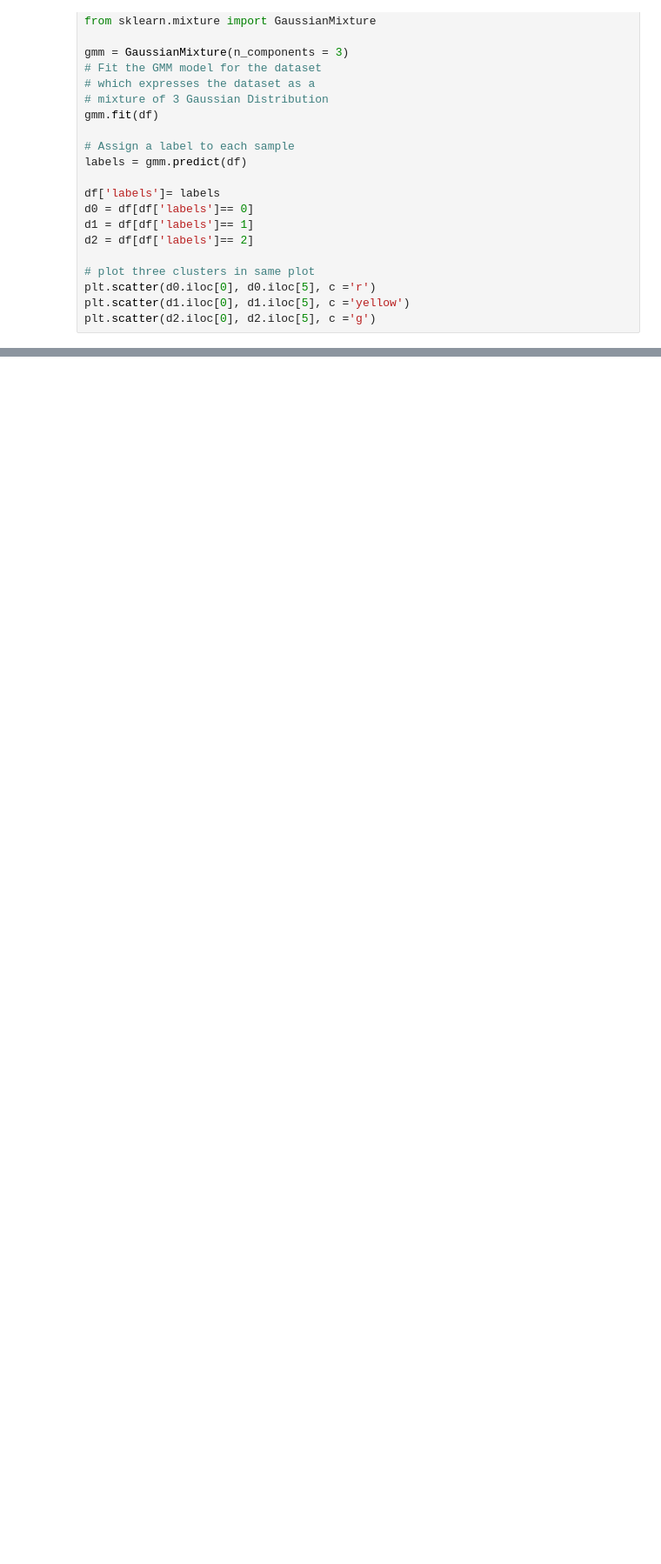
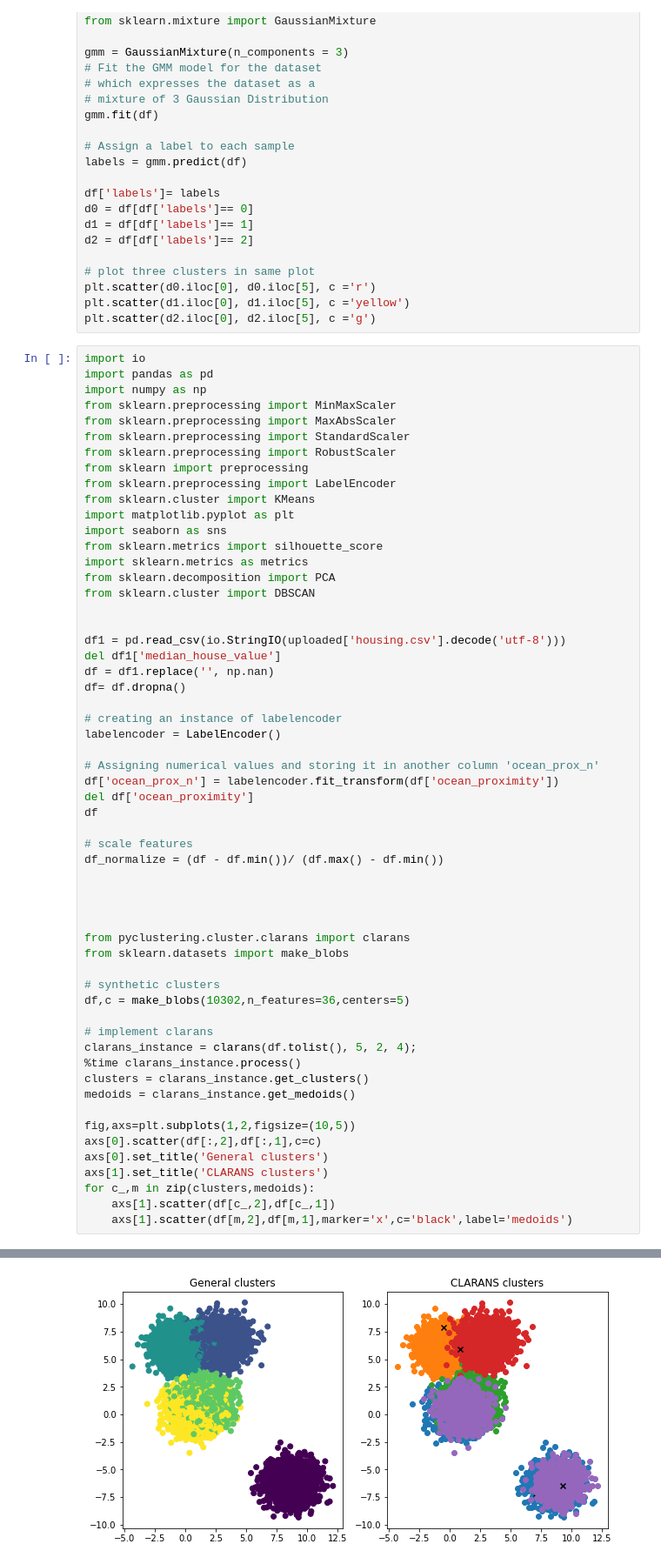
Before and after one commit to champsleague/MachineLearning_Projects, a Jupyter notebook: ML_phw2.ipynb, the cells around one changed output, grey strips where cells are left out. Shown at 87% size. Drawn from its saved outputs; the diff is of its cells as text; blank space fills up the shorter version.

```diff
--- a/ML_phw2.ipynb
+++ b/ML_phw2.ipynb
@@ -159,3 +159,61 @@ d2 = df[df['labels']== 2]
 plt.scatter(d0.iloc[0], d0.iloc[5], c ='r')
 plt.scatter(d1.iloc[0], d1.iloc[5], c ='yellow')
 plt.scatter(d2.iloc[0], d2.iloc[5], c ='g')
+# %%
+import io
+import pandas as pd
+import numpy as np
+from sklearn.preprocessing import MinMaxScaler
+from sklearn.preprocessing import MaxAbsScaler
+from sklearn.preprocessing import StandardScaler
+from sklearn.preprocessing import RobustScaler
+from sklearn import preprocessing
+from sklearn.preprocessing import LabelEncoder
+from sklearn.cluster import KMeans
+import matplotlib.pyplot as plt
+import seaborn as sns
+from sklearn.metrics import silhouette_score
+import sklearn.metrics as metrics
+from sklearn.decomposition import PCA
+from sklearn.cluster import DBSCAN
+
+
+df1 = pd.read_csv(io.StringIO(uploaded['housing.csv'].decode('utf-8')))
+del df1['median_house_value']
+df = df1.replace('', np.nan)
+df= df.dropna()
+
+# creating an instance of labelencoder
+labelencoder = LabelEncoder()
+
+# Assigning numerical values and storing it in another column 'ocean_prox_n'
+df['ocean_prox_n'] = labelencoder.fit_transform(df['ocean_proximity'])
+del df['ocean_proximity']
+df
+
+# scale features
+df_normalize = (df - df.min())/ (df.max() - df.min())
+
+
+
+
+from pyclustering.cluster.clarans import clarans
+from sklearn.datasets import make_blobs
+
+# synthetic clusters
+df,c = make_blobs(10302,n_features=36,centers=5)
+
+# implement clarans
+clarans_instance = clarans(df.tolist(), 5, 2, 4);
+%time clarans_instance.process()
+clusters = clarans_instance.get_clusters()
+medoids = clarans_instance.get_medoids()
+
+fig,axs=plt.subplots(1,2,figsize=(10,5))
+axs[0].scatter(df[:,2],df[:,1],c=c)
+axs[0].set_title('General clusters')
+axs[1].set_title('CLARANS clusters')
+for c_,m in zip(clusters,medoids):
+    axs[1].scatter(df[c_,2],df[c_,1])
+    axs[1].scatter(df[m,2],df[m,1],marker='x',c='black',label='medoids')
+# %% [output]
@@ -162,3 +222,4 @@ plt.scatter(d2.iloc[0], d2.iloc[5], c ='g')
+[figure, added]
 # %%
 import io
 import pandas as pd
```
Also changed, not shown: parts of 4 cells of this notebook.
